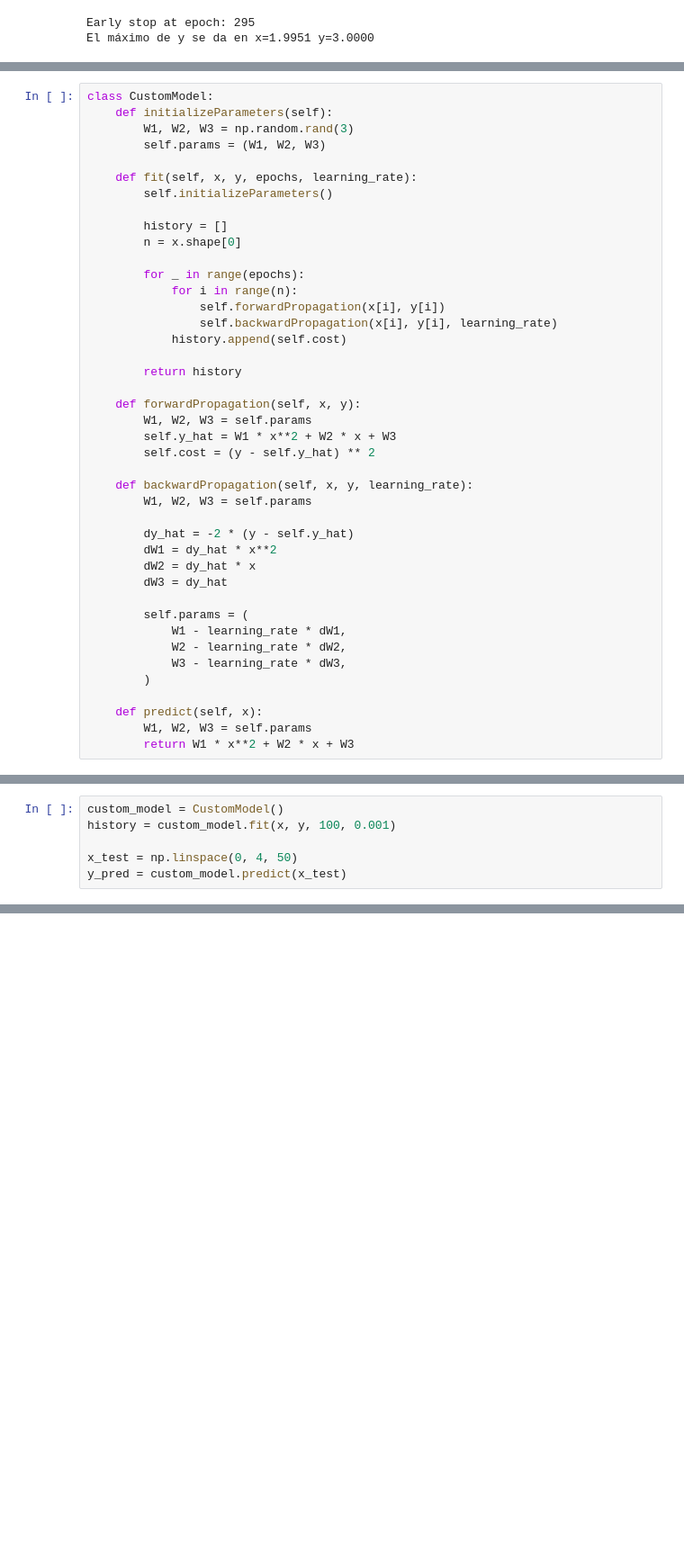
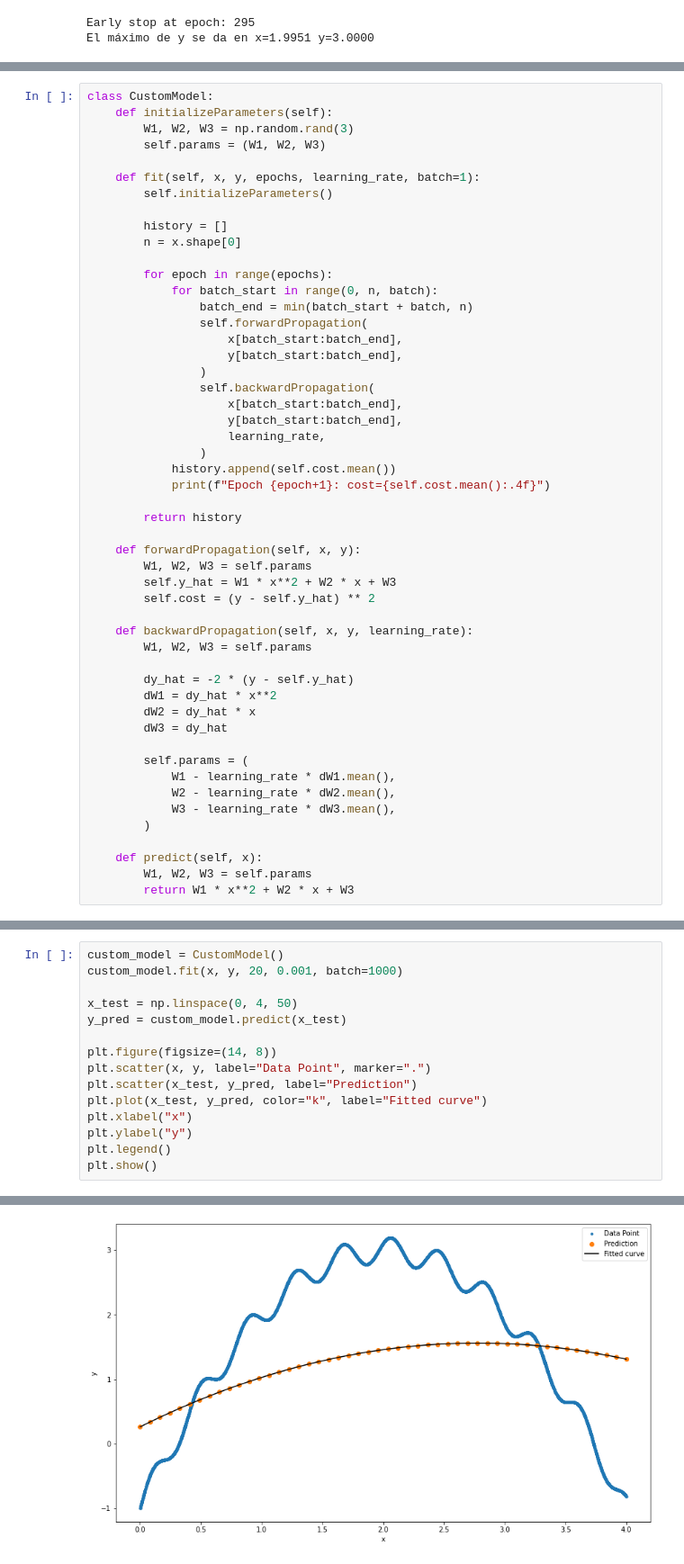
Before and after one commit to achurichi/CEIA-deep_learning, a Jupyter notebook: clase_2/ejercitacion.ipynb, the cells around one changed output, grey strips where cells are left out. Shown at 90% size. Drawn from its saved outputs; the diff is of its cells as text; blank space fills up the shorter version.

```diff
--- a/clase_2/ejercitacion.ipynb
+++ b/clase_2/ejercitacion.ipynb
@@ -124,17 +156,26 @@ class CustomModel:
         W1, W2, W3 = np.random.rand(3)
         self.params = (W1, W2, W3)
 
-    def fit(self, x, y, epochs, learning_rate):
+    def fit(self, x, y, epochs, learning_rate, batch=1):
         self.initializeParameters()
 
         history = []
         n = x.shape[0]
 
-        for _ in range(epochs):
-            for i in range(n):
-                self.forwardPropagation(x[i], y[i])
-                self.backwardPropagation(x[i], y[i], learning_rate)
-            history.append(self.cost)
+        for epoch in range(epochs):
+            for batch_start in range(0, n, batch):
+                batch_end = min(batch_start + batch, n)
+                self.forwardPropagation(
+                    x[batch_start:batch_end],
+                    y[batch_start:batch_end],
+                )
+                self.backwardPropagation(
+                    x[batch_start:batch_end],
+                    y[batch_start:batch_end],
+                    learning_rate,
+                )
+            history.append(self.cost.mean())
+            print(f"Epoch {epoch+1}: cost={self.cost.mean():.4f}")
 
         return history
 
@@ -152,9 +193,9 @@ class CustomModel:
         dW3 = dy_hat
 
         self.params = (
-            W1 - learning_rate * dW1,
-            W2 - learning_rate * dW2,
-            W3 - learning_rate * dW3,
+            W1 - learning_rate * dW1.mean(),
+            W2 - learning_rate * dW2.mean(),
+            W3 - learning_rate * dW3.mean(),
         )
 
     def predict(self, x):
@@ -165,6 +206,16 @@ Probamos el modelo con puntos equidistantes en el intervalo $[0, 4]$
 # %%
 custom_model = CustomModel()
-history = custom_model.fit(x, y, 100, 0.001)
+custom_model.fit(x, y, 20, 0.001, batch=1000)
 
 x_test = np.linspace(0, 4, 50)
 y_pred = custom_model.predict(x_test)
+
+plt.figure(figsize=(14, 8))
+plt.scatter(x, y, label="Data Point", marker=".")
+plt.scatter(x_test, y_pred, label="Prediction")
+plt.plot(x_test, y_pred, color="k", label="Fitted curve")
+plt.xlabel("x")
+plt.ylabel("y")
+plt.legend()
+plt.show()
+# %% [output]
@@ -170,0 +242 @@ y_pred = custom_model.predict(x_test)
+[figure, added]
```
Also changed, not shown: parts of 10 cells of this notebook.
